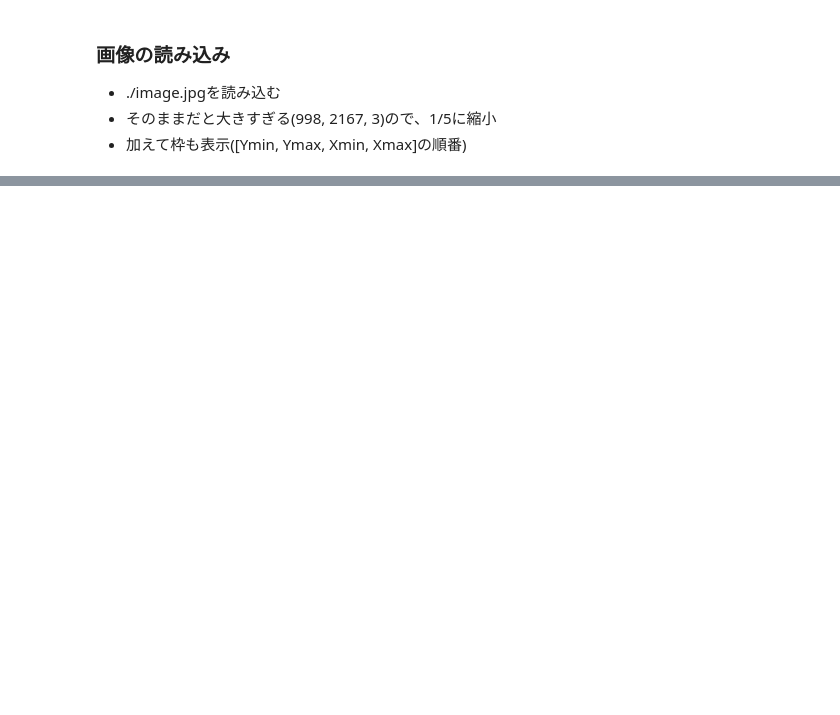
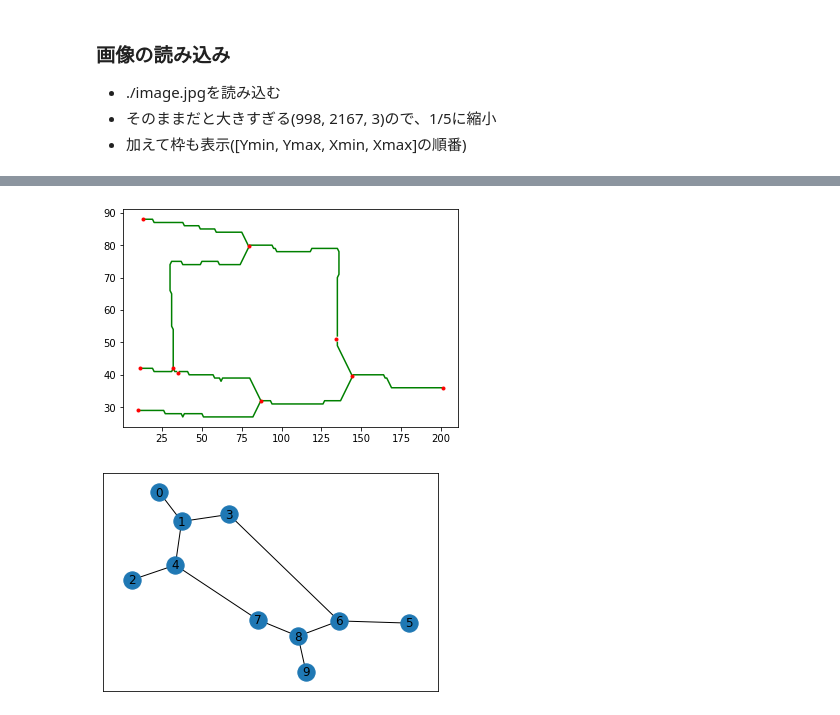
Before and after one commit to straxFromIbr/Pics2LGate, a Jupyter notebook: Pic2LGate.ipynb, the cells around one changed output, grey strips where cells are left out. Saved outputs shown, nothing was run; the diff lists cells and outputs as text; code cells hidden in the pictures; blank space fills up the shorter version.

```diff
--- a/Pic2LGate.ipynb
+++ b/Pic2LGate.ipynb
@@ -115,0 +89,19 @@ plt.show()
+# %%
+# 細線化画像からグラフ構築
+graph = sknw.build_sknw(skl_image)
+
+# もとの頂点座標を考慮してグラフを描画
+for s, e in graph.edges():
+    ps = graph[s][e]["pts"]
+    plt.plot(ps[:, 1], ps[:, 0], "green")
+nodes = graph.nodes()
+ps = np.array([nodes[i]["o"] for i in nodes])
+plt.plot(ps[:, 1], ps[:, 0], "r.")
+plt.show()
+
+# グラフの繋がり方だけ描画
+nx.draw_networkx(graph)
+plt.show()
+# %% [output]
+[figure, added]
+[figure, added]
```
Also changed, not shown: parts of 8 cells of this notebook.
